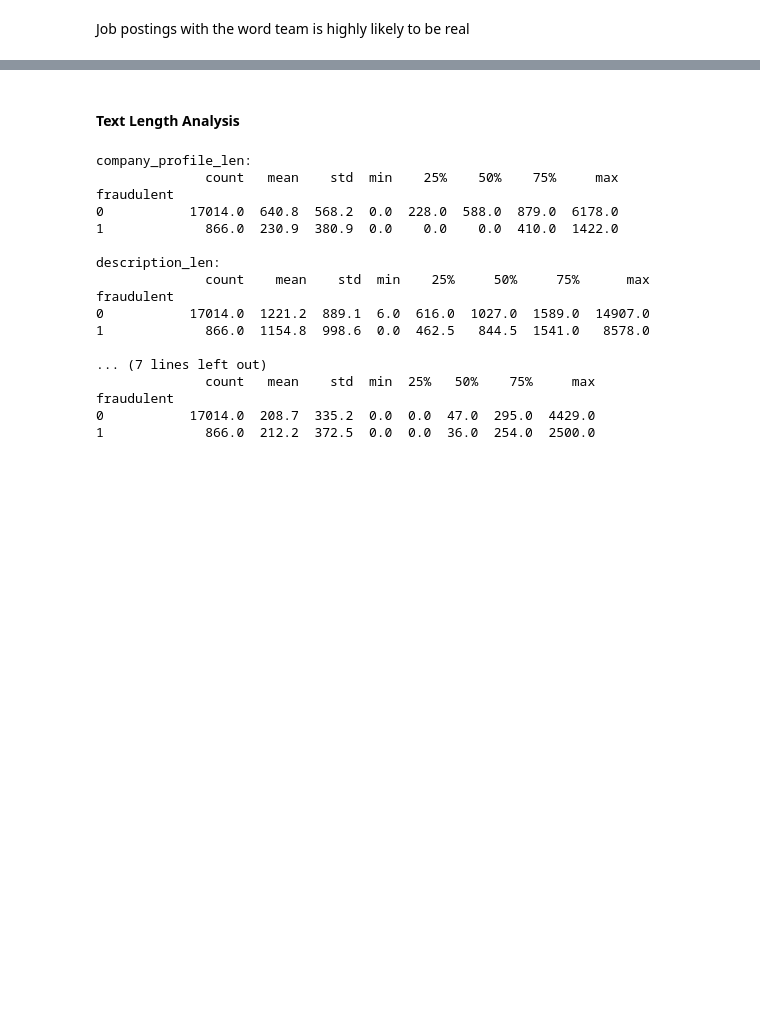
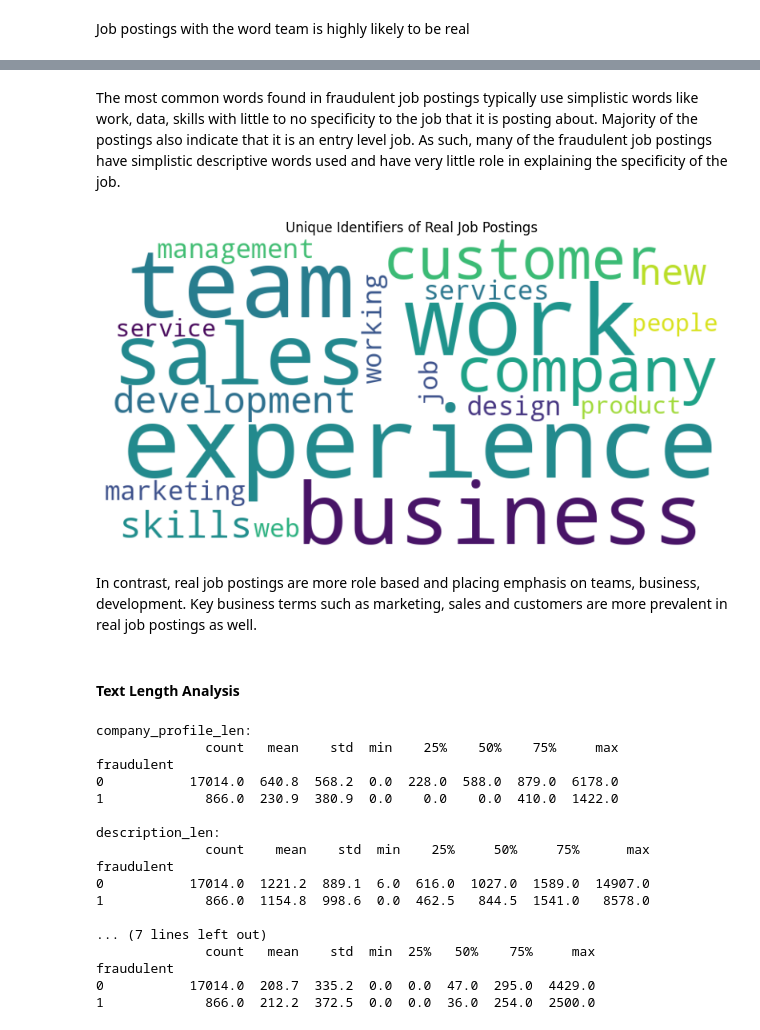
Before and after one commit to Bearson678/fake-job-posting_DL_Project, a Jupyter notebook: EDA.ipynb, the cells around one changed output, grey strips where cells are left out. Drawn from its saved outputs; the diff is of its cells as text; code cells hidden in the pictures; blank space fills up the shorter version.

```diff
--- a/EDA.ipynb
+++ b/EDA.ipynb
@@ -607,3 +691,24 @@ plot_wordcloud(real_job_description, 'Word Cloud of Real Job Description',"Green
+# %% [markdown]
+The most common words found in fraudulent job postings typically use simplistic words like work, data, skills with little to no specificity to the job that it is posting about. Majority of the postings also indicate that it is an entry level job. As such, many of the fraudulent job postings have simplistic descriptive words used and have very little role in explaining the specificity of the job.
+# %%
+from wordcloud import WordCloud
+import matplotlib.pyplot as plt
+
+# Create a dictionary of {word: tfidf_score}
+real_word_scores = top_real_words.to_dict()
+
+# Generate the cloud
+wc = WordCloud(width=800, height=400, background_color='white').generate_from_frequencies(real_word_scores)
+
+plt.figure(figsize=(10, 5))
+plt.imshow(wc, interpolation='bilinear')
+plt.axis('off')
+plt.title("Unique Identifiers of Real Job Postings")
+plt.show()
+# %% [output]
+[figure, added]
+# %% [markdown]
+In contrast, real job postings are more role based and placing emphasis on teams, business, development. Key business terms such as marketing, sales and customers are more prevalent in real job postings as well.
 # %% [markdown]
 #### Text Length Analysis
 # %%
```
Also changed, not shown: parts of 14 cells of this notebook.
